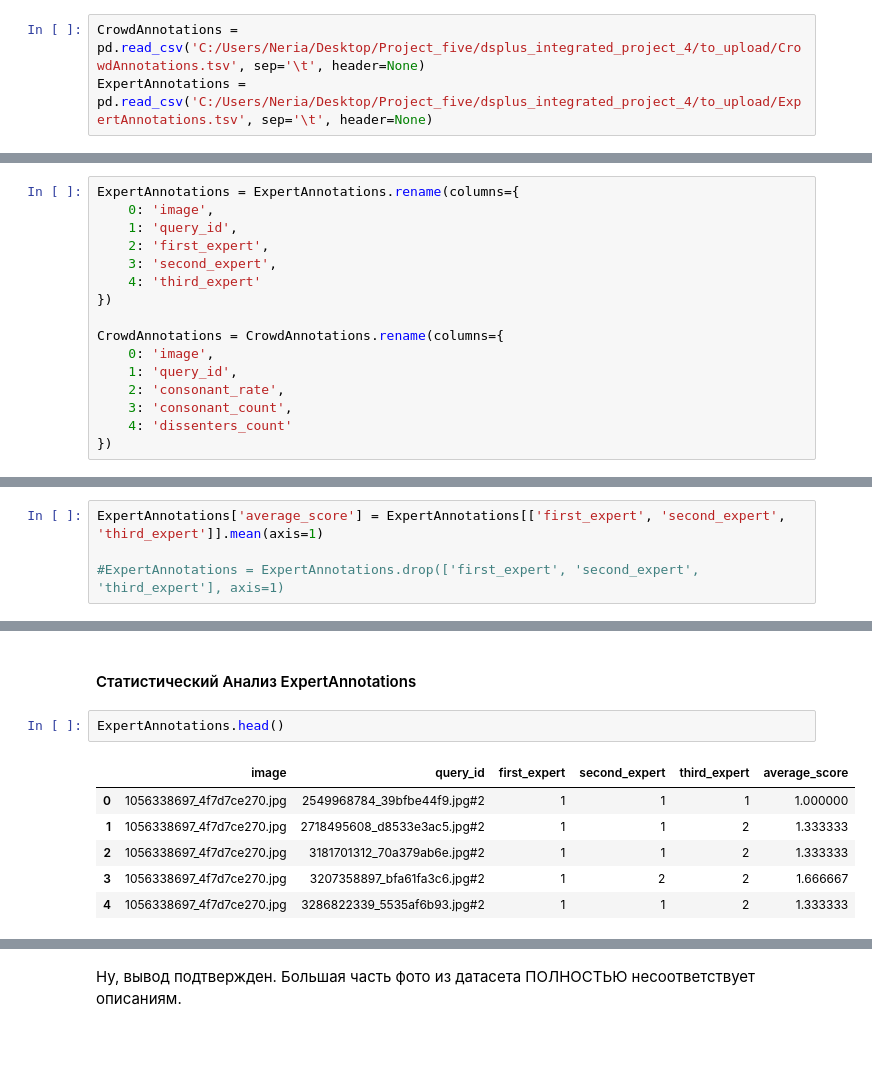
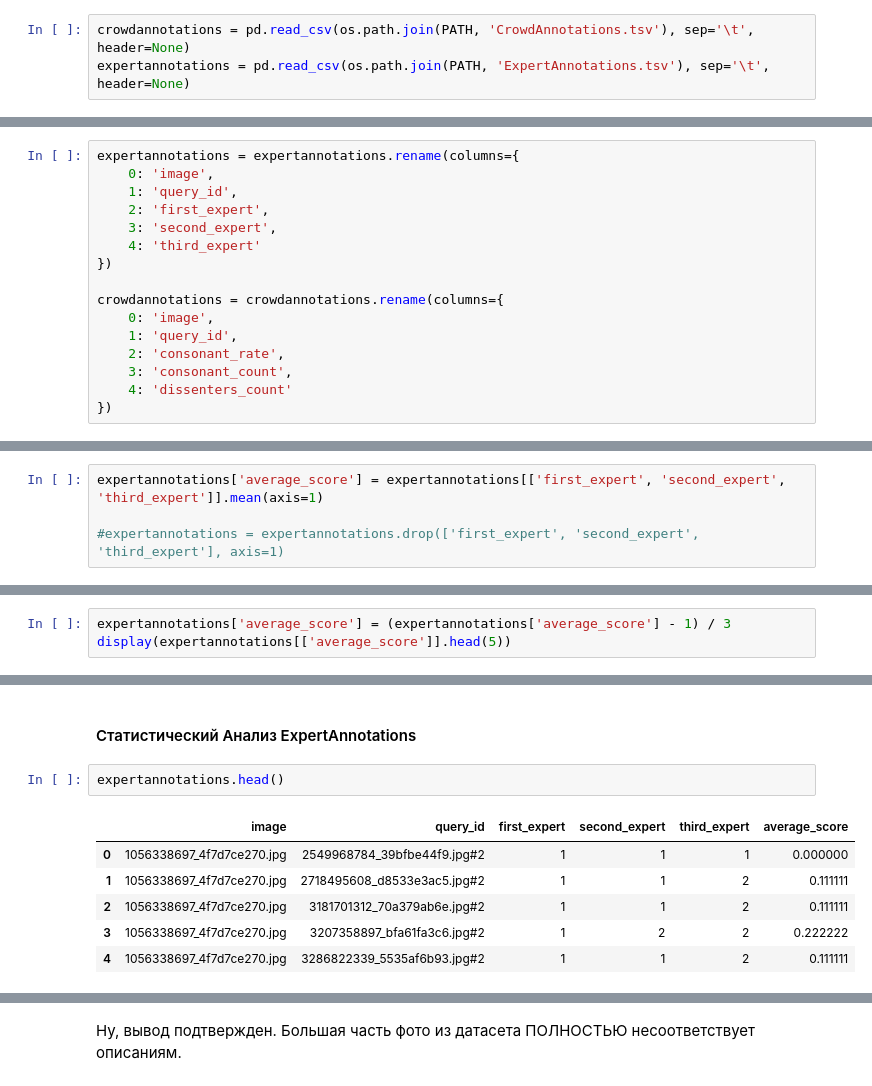
Before and after one commit to Nickreven/Project5WithSense, a Jupyter notebook: Project5WithSense.ipynb, the cells around one changed output, grey strips where cells are left out. Drawn from its saved outputs; the diff is of its cells as text; blank space fills up the shorter version.

```diff
--- a/Project5WithSense.ipynb
+++ b/Project5WithSense.ipynb
@@ -186,8 +299,8 @@ test_images = pd.read_csv('C:/Users/Neria/Desktop/Project_five/dsplus_integrated
 # %% [markdown]
 tsv файлы. Аннотации множества (данные по соответствию изображения и описания, полученные с помощью краудсорсинга) и экспертного (данные по соответствию изображения и описания, полученные в результате опроса экспертов)
 # %%
-CrowdAnnotations = pd.read_csv('C:/Users/Neria/Desktop/Project_five/dsplus_integrated_project_4/to_upload/CrowdAnnotations.tsv', sep='\t', header=None)
-ExpertAnnotations = pd.read_csv('C:/Users/Neria/Desktop/Project_five/dsplus_integrated_project_4/to_upload/ExpertAnnotations.tsv', sep='\t', header=None)
+crowdannotations = pd.read_csv(os.path.join(PATH, 'CrowdAnnotations.tsv'), sep='\t', header=None)
+expertannotations = pd.read_csv(os.path.join(PATH, 'ExpertAnnotations.tsv'), sep='\t', header=None)
 # %% [markdown]
 Все это содержалось в репозитории dsplus_integrated_project_4 (хотя проект под номером 5)
 
@@ -341,7 +485,7 @@ ExpertAnnotations содержит  неназванные столбцы.  Бу
 # %% [markdown]
 Переименуем столбцы в tsv файлах. Переименую в стиле других датасетов этого проекта.
 # %%
-ExpertAnnotations = ExpertAnnotations.rename(columns={
+expertannotations = expertannotations.rename(columns={
     0: 'image',
     1: 'query_id',
     2: 'first_expert',
@@ -349,7 +493,7 @@ ExpertAnnotations = ExpertAnnotations.rename(columns={
     4: 'third_expert'
 })
 
-CrowdAnnotations = CrowdAnnotations.rename(columns={
+crowdannotations = crowdannotations.rename(columns={
     0: 'image',
     1: 'query_id',
     2: 'consonant_rate',
@@ -381,7 +525,7 @@ display(ExpertAnnotations.head(5))
 # %% [markdown]
 #### ExpertAnnotations
 # %%
-ExpertAnnotations['average_score'] = ExpertAnnotations[['first_expert', 'second_expert', 'third_expert']].mean(axis=1)
+expertannotations['average_score'] = expertannotations[['first_expert', 'second_expert', 'third_expert']].mean(axis=1)
 
-#ExpertAnnotations = ExpertAnnotations.drop(['first_expert', 'second_expert', 'third_expert'], axis=1)
+#expertannotations = expertannotations.drop(['first_expert', 'second_expert', 'third_expert'], axis=1)
 # %%
@@ -405,0 +563,3 @@ display(ExpertAnnotations.head(5))
+# %%
+expertannotations['average_score'] = (expertannotations['average_score'] - 1) / 3
+display(expertannotations[['average_score']].head(5))
@@ -653,14 +919,14 @@ plt.show()
 # %% [markdown]
 #### Статистический Анализ ExpertAnnotations
 # %%
-ExpertAnnotations.head()
+expertannotations.head()
 # %% [output]
 |  | image | query_id | first_expert | second_expert | third_expert | average_score |
-| 0 | 1056338697_4f7d7ce270.jpg | 2549968784_39bfbe44f9.jpg#2 | 1 | 1 | 1 | 1.000000 |
-| 1 | 1056338697_4f7d7ce270.jpg | 2718495608_d8533e3ac5.jpg#2 | 1 | 1 | 2 | 1.333333 |
-| 2 | 1056338697_4f7d7ce270.jpg | 3181701312_70a379ab6e.jpg#2 | 1 | 1 | 2 | 1.333333 |
-| 3 | 1056338697_4f7d7ce270.jpg | 3207358897_bfa61fa3c6.jpg#2 | 1 | 2 | 2 | 1.666667 |
-| 4 | 1056338697_4f7d7ce270.jpg | 3286822339_5535af6b93.jpg#2 | 1 | 1 | 2 | 1.333333 |
+| 0 | 1056338697_4f7d7ce270.jpg | 2549968784_39bfbe44f9.jpg#2 | 1 | 1 | 1 | 0.000000 |
+| 1 | 1056338697_4f7d7ce270.jpg | 2718495608_d8533e3ac5.jpg#2 | 1 | 1 | 2 | 0.111111 |
+| 2 | 1056338697_4f7d7ce270.jpg | 3181701312_70a379ab6e.jpg#2 | 1 | 1 | 2 | 0.111111 |
+| 3 | 1056338697_4f7d7ce270.jpg | 3207358897_bfa61fa3c6.jpg#2 | 1 | 2 | 2 | 0.222222 |
+| 4 | 1056338697_4f7d7ce270.jpg | 3286822339_5535af6b93.jpg#2 | 1 | 1 | 2 | 0.111111 |
 # %%
 plt.figure(figsize=(15, 5))
 
```
Also changed, not shown: parts of 155 cells of this notebook.
